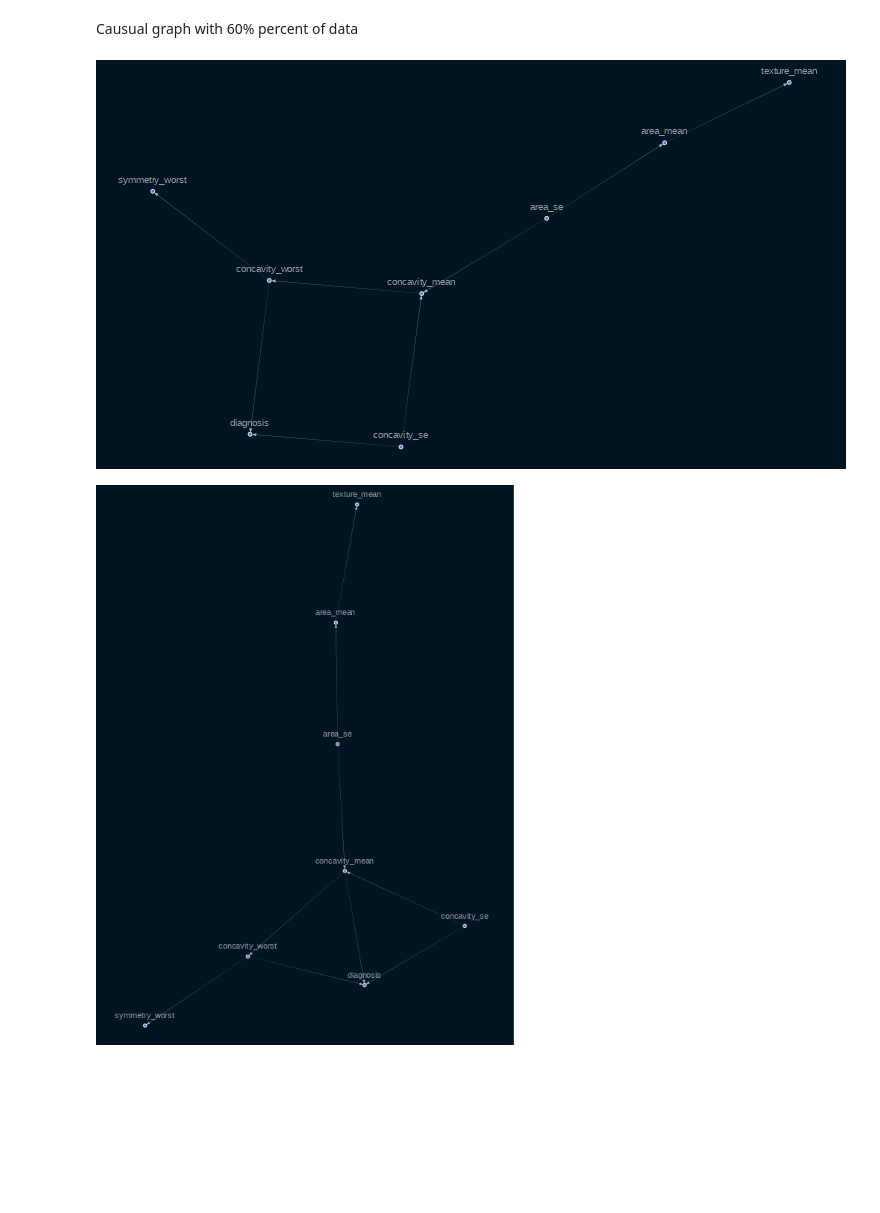
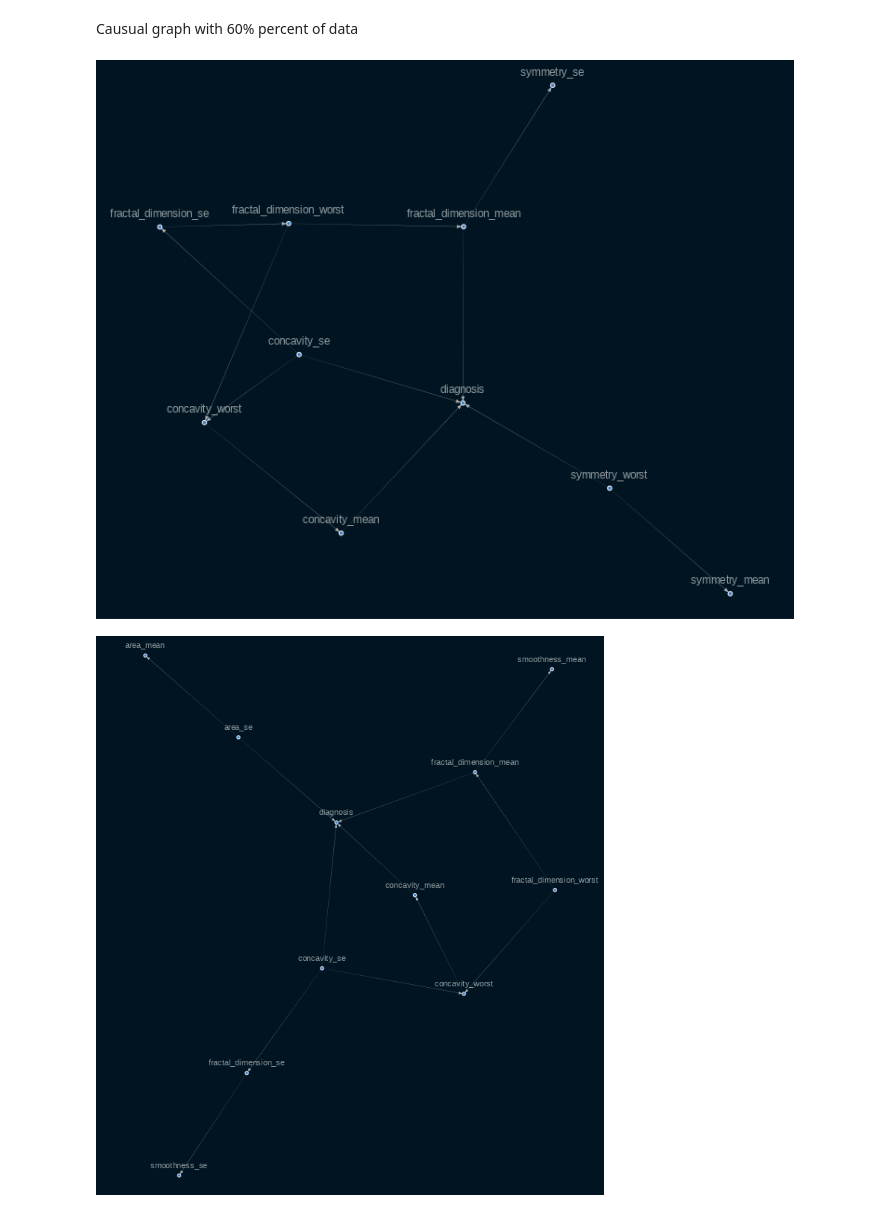
Before and after one commit to RYees/causal-inference, a Jupyter notebook: Notebooks/data_expore.ipynb, the cells around one changed output. Saved outputs shown, nothing was run; the diff lists cells and outputs as text; code cells hidden in the pictures; blank space fills up the shorter version.

Commit message:
causal graph

```diff
--- a/Notebooks/data_expore.ipynb
+++ b/Notebooks/data_expore.ipynb
@@ -499,3 +499,10 @@ sm.remove_edges_below_threshold(0.8)
 vis_sm(sm)
 # %% [output]
 [figure]
+# %%
+x_selected = x_1.copy()
+x_selected['diagnosis'] = y    # do not modify x, we will use it later
+x_selected['diagnosis'] = x_selected['diagnosis'].apply(lambda x: '1' if x == 'M' else '0')
+# x_selected.head()
+scale_train_list = x_selected.columns.to_list()
+standardize_columns(x_selected, scale_train_list)
@@ -506,23 +521,23 @@ def jaccard_similarity(g, h):
 # %% [markdown]
 Causual graph with 60% percent of data
 # %%
-portion = int(x_2.shape[0]*.6)
-x_portion = x_2.head(portion)
+portion = int(x_selected.shape[0]*.6)
+x_portion = x_selected.head(portion)
 sm2 = from_pandas(x_portion, tabu_parent_nodes=['diagnosis'],)
 sm2.remove_edges_below_threshold(0.8)
 sm2 = sm2.get_largest_subgraph()
 vis_sm(sm2)
 # %% [output]
-[figure, old version]
+[figure, new version]
 # %%
-portion = int(x_2.shape[0]*.7)
-x_portion = x_2.head(portion)
+portion = int(x_selected.shape[0]*.7)
+x_portion = x_selected.head(portion)
 sm3 = from_pandas(x_portion, tabu_parent_nodes=['diagnosis'],)
 sm3.remove_edges_below_threshold(0.8)
 sm3 = sm3.get_largest_subgraph()
 vis_sm(sm3)
 # %% [output]
-[figure, old version]
+[figure, new version]
 # %%
 jaccard_similarity(sm2.edges, sm3.edges)
 # %% [output]
```
Also changed, not shown: parts of 5 cells of this notebook.
